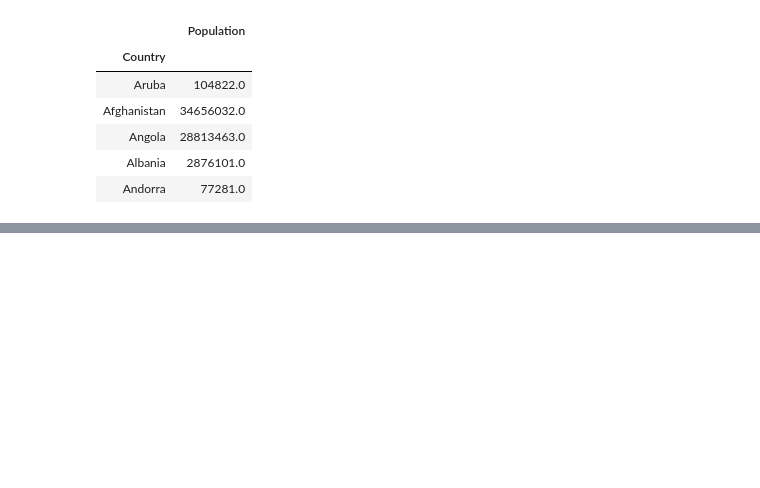
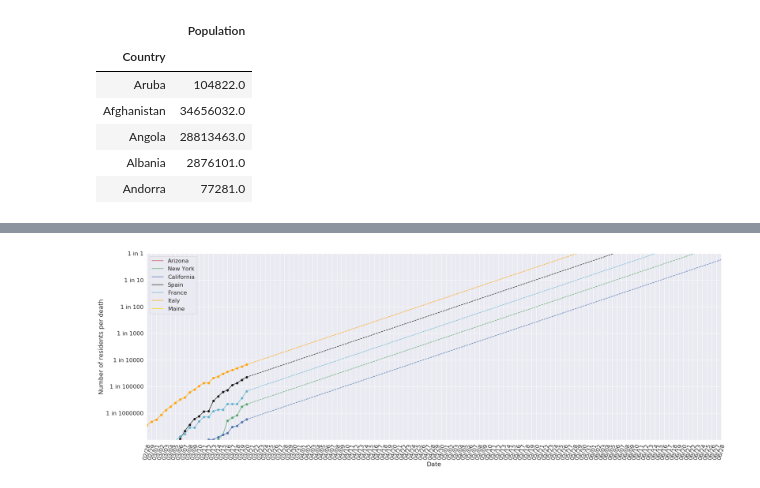
Before and after one commit to rgerkin/COVID-19, a Jupyter notebook: covid.ipynb, the cells around one changed output, grey strips where cells are left out. Drawn from its saved outputs; the diff is of its cells as text; code cells hidden in the pictures; blank space fills up the shorter version.

```diff
--- a/covid.ipynb
+++ b/covid.ipynb
@@ -45,5 +48,6 @@ country_pop.head()
 | Andorra | 77281.0 |
 # %%
 confirmed = pd.read_csv('csse_covid_19_data/csse_covid_19_time_series/time_series_19-covid-Confirmed.csv')
-dates = [col for col in confirmed if '20' in col]
+deaths = pd.read_csv('csse_covid_19_data/csse_covid_19_time_series/time_series_19-covid-Deaths.csv')
+dates = [col for col in confirmed if '20' in col] # Get columns that have the year in them, i.e. the dates
 # %%
@@ -99,0 +107,4 @@ plt.ylim(-7, 0);
+# %%
+make_plot(df_deaths, "death", ylim=(-9,0))
+# %% [output]
+[figure, added]
```
Also changed, not shown: parts of 7 cells of this notebook.
